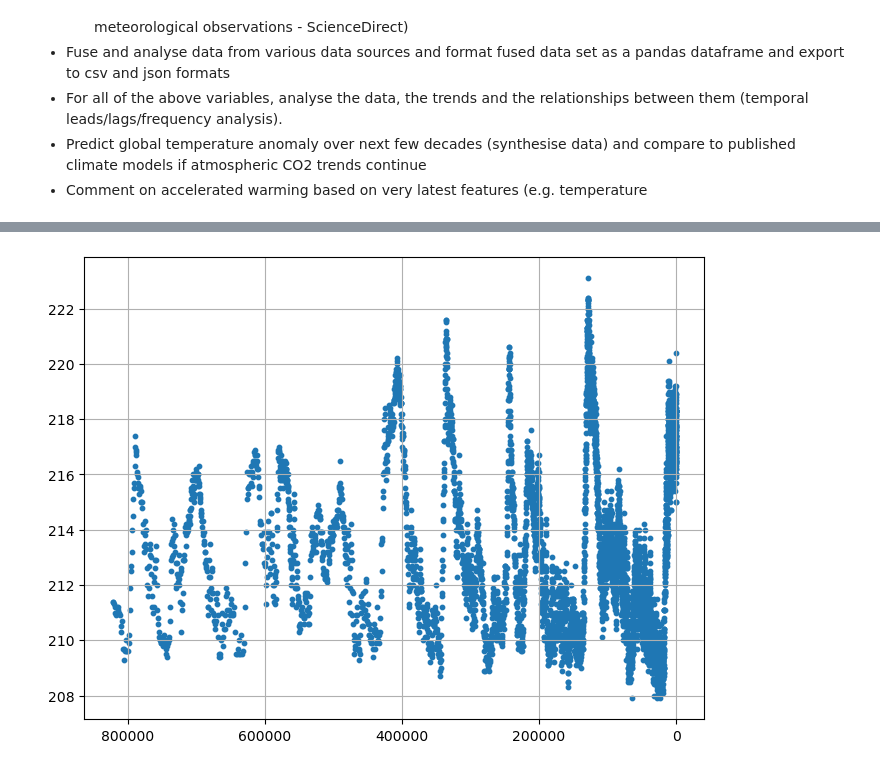
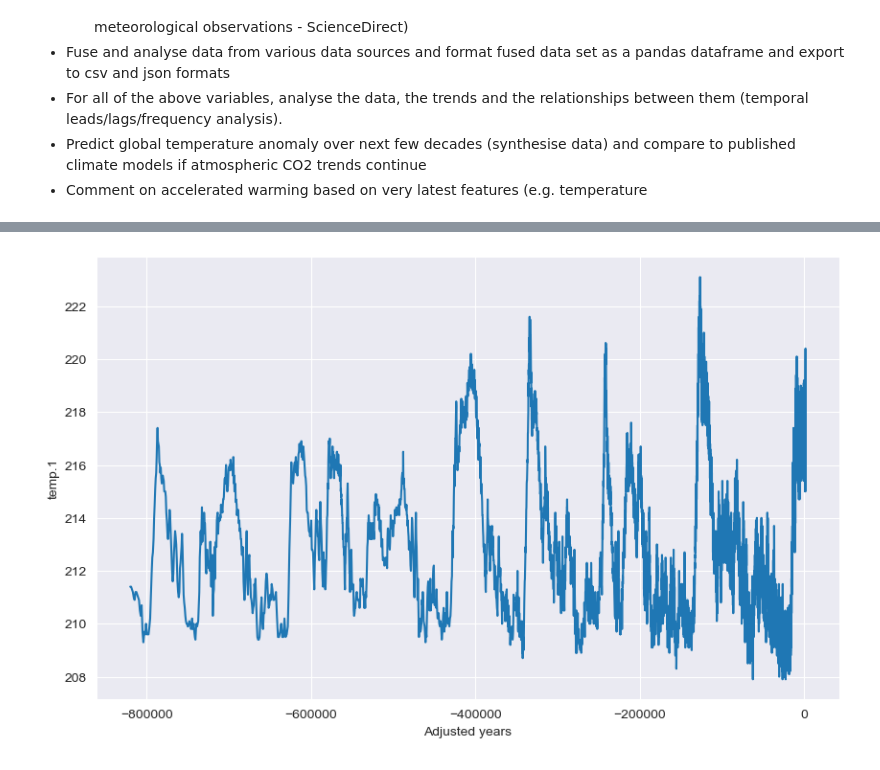
Before and after one commit to Kevin002023/PFDA--Climate-Project, a Jupyter notebook: PFDA-Project-2.ipynb, the cells around one changed output, grey strips where cells are left out. Drawn from its saved outputs; the diff is of its cells as text; code cells hidden in the pictures.

Commit message:
added plots

```diff
--- a/PFDA-Project-2.ipynb
+++ b/PFDA-Project-2.ipynb
@@ -33,0 +118,8 @@ new_temp = pd.read_csv('New temp data.csv')
+# %%
+plt.figure(figsize=(8, 6))  # Adjust the figure size if needed
+
+sns.lineplot(co2, x = "Year", y = "Average",)
+sns.set_style("darkgrid" , {"ytick.major.size": 10 , "ytick.minor.size": 2 , 'grid.linestyle': '--'})
+plt.xlim(-800000, 10000) # went to 10000 to allow us to see the values in the present day
+plt.ylabel('Atmospheric CO2 levels(ppm)')
+plt.xlabel('Years, from 800kyr to 2022')
@@ -56,7 +153,11 @@ temps.head()
 # %%
-plt.figure(figsize=(8, 6))  # Adjust the figure size if needed
-plt.scatter(temps['Adjusted years'], temps['temp.1'], s=10 )
-plt.gca().invert_xaxis() # reversing x axis so 2023 is furthest to the right
+plt.figure(figsize=(10, 6))  # Adjust the figure size if needed
+
+sns.lineplot(temps, x = "Adjusted years", y = "temp.1",)
+sns.set_style("darkgrid" , {"ytick.major.size": 10 , "ytick.minor.size": 2 , 'grid.linestyle': '--'})
+
+#plt.scatter(temps['Adjusted years'], temps['temp.1'], s=10 )
+#plt.gca().invert_xaxis() # reversing x axis so 2023 is furthest to the right
 plt.grid(True)
 # %% [output]
-[figure, old version]
+[figure, new version]
```
Also changed, not shown: parts of 17 cells of this notebook, 2 other files.
